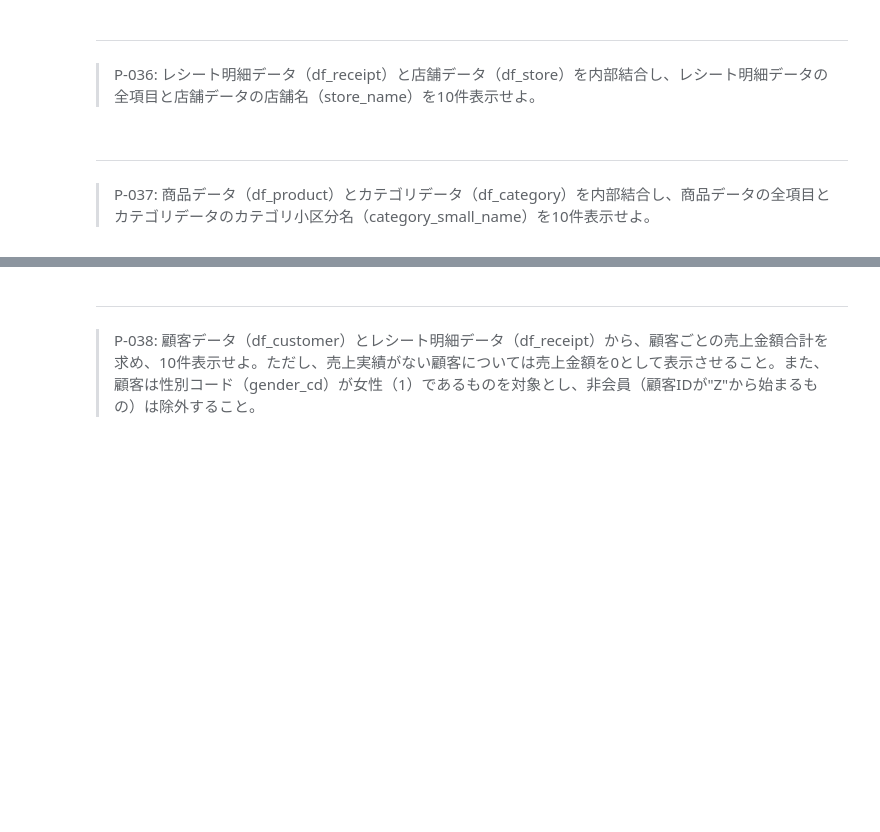
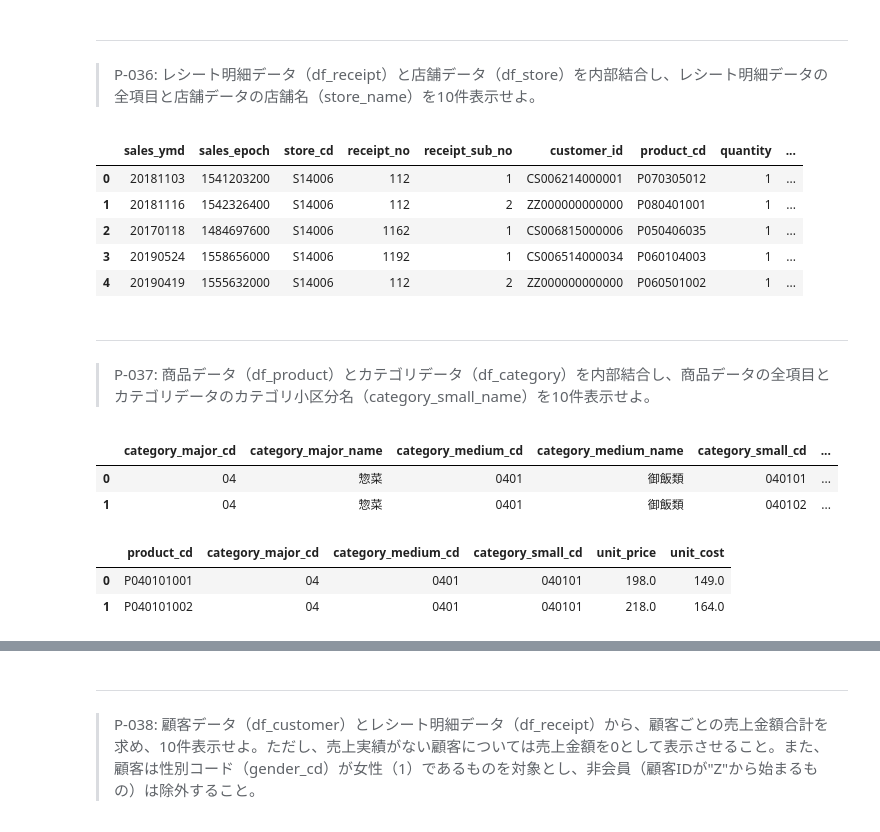
Before and after one commit to libra20/100knocks2, a Jupyter notebook: docker/work/preprocess_knock_Python.ipynb, the cells around one changed output, grey strips where cells are left out. Cells and saved outputs as stored; diff of their text form; code cells hidden in the pictures; blank space fills up the shorter version.

```diff
--- a/docker/work/preprocess_knock_Python.ipynb
+++ b/docker/work/preprocess_knock_Python.ipynb
@@ -689,6 +701,27 @@ dtype: float64
 # %% [markdown]
 ---
 > P-036: レシート明細データ（df_receipt）と店舗データ（df_store）を内部結合し、レシート明細データの全項目と店舗データの店舗名（store_name）を10件表示せよ。
+# %%
+df_receipt.merge(df_store[['store_cd', 'store_name']], on='store_cd', how='inner').head()
+# %% [output]
+|  | sales_ymd | sales_epoch | store_cd | receipt_no | receipt_sub_no | customer_id | product_cd | quantity | ... |
+| 0 | 20181103 | 1541203200 | S14006 | 112 | 1 | CS006214000001 | P070305012 | 1 | ... |
+| 1 | 20181116 | 1542326400 | S14006 | 112 | 2 | ZZ000000000000 | P080401001 | 1 | ... |
+| 2 | 20170118 | 1484697600 | S14006 | 1162 | 1 | CS006815000006 | P050406035 | 1 | ... |
+| 3 | 20190524 | 1558656000 | S14006 | 1192 | 1 | CS006514000034 | P060104003 | 1 | ... |
+| 4 | 20190419 | 1555632000 | S14006 | 112 | 2 | ZZ000000000000 | P060501002 | 1 | ... |
 # %% [markdown]
 ---
 > P-037: 商品データ（df_product）とカテゴリデータ（df_category）を内部結合し、商品データの全項目とカテゴリデータのカテゴリ小区分名（category_small_name）を10件表示せよ。
+# %%
+df_category.head(2)
+# %% [output]
+|  | category_major_cd | category_major_name | category_medium_cd | category_medium_name | category_small_cd | ... |
+| 0 | 04 | 惣菜 | 0401 | 御飯類 | 040101 | ... |
+| 1 | 04 | 惣菜 | 0401 | 御飯類 | 040102 | ... |
+# %%
+df_product.head(2)
+# %% [output]
+|  | product_cd | category_major_cd | category_medium_cd | category_small_cd | unit_price | unit_cost |
+| 0 | P040101001 | 04 | 0401 | 040101 | 198.0 | 149.0 |
+| 1 | P040101002 | 04 | 0401 | 040101 | 218.0 | 164.0 |
```
Also changed, not shown: parts of 2 cells of this notebook.
